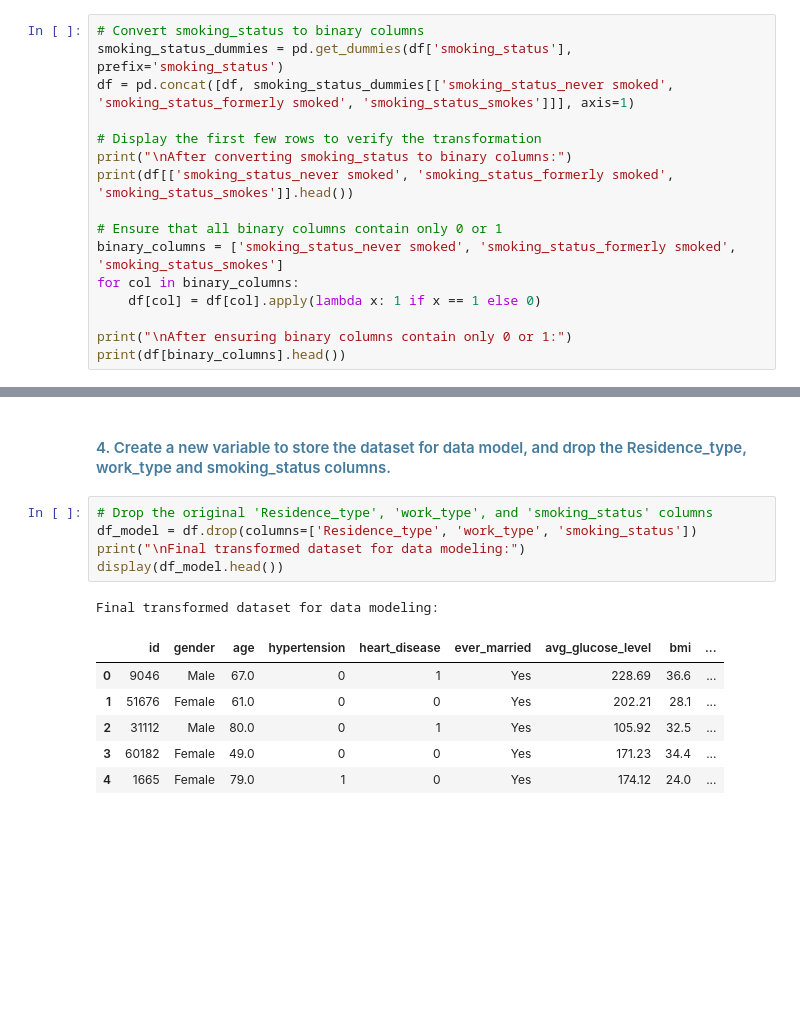
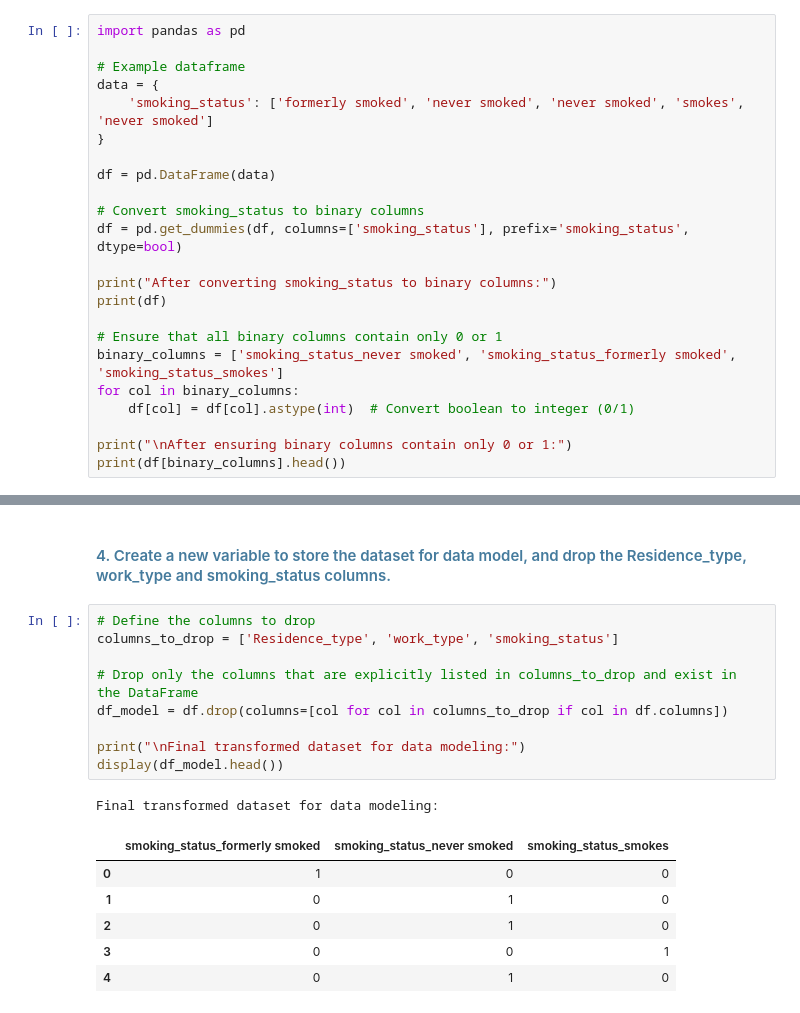
Before and after one commit to Neeraj-Parihar/-Stroke_Patient_Healthcare_Using_Deep_Learning_Project, a Jupyter notebook: Stroke_Patient_Healthcare_Using_Deep Learning.ipynb, the cells around one changed output, grey strips where cells are left out. Saved outputs shown, nothing was run; the diff lists cells and outputs as text; blank space fills up the shorter version.

```diff
--- a/Stroke_Patient_Healthcare_Using_Deep Learning.ipynb
+++ b/Stroke_Patient_Healthcare_Using_Deep Learning.ipynb
@@ -486,18 +495,25 @@ After ensuring binary columns contain only 0 or 1:
 # %% [markdown]
  <h4><span style="color: #457b9d;">3. Convert smoking_status columns to 3 or 4 different columns </span></h4>
 # %%
+import pandas as pd
+
+# Example dataframe
+data = {
+    'smoking_status': ['formerly smoked', 'never smoked', 'never smoked', 'smokes', 'never smoked']
+}
+
+df = pd.DataFrame(data)
+
 # Convert smoking_status to binary columns
-smoking_status_dummies = pd.get_dummies(df['smoking_status'], prefix='smoking_status')
-df = pd.concat([df, smoking_status_dummies[['smoking_status_never smoked', 'smoking_status_formerly smoked', 'smoking_status_smokes']]], axis=1)
+df = pd.get_dummies(df, columns=['smoking_status'], prefix='smoking_status', dtype=bool)
 
-# Display the first few rows to verify the transformation
-print("\nAfter converting smoking_status to binary columns:")
-print(df[['smoking_status_never smoked', 'smoking_status_formerly smoked', 'smoking_status_smokes']].head())
+print("After converting smoking_status to binary columns:")
+print(df)
 
 # Ensure that all binary columns contain only 0 or 1
 binary_columns = ['smoking_status_never smoked', 'smoking_status_formerly smoked', 'smoking_status_smokes']
 for col in binary_columns:
-    df[col] = df[col].apply(lambda x: 1 if x == 1 else 0)
+    df[col] = df[col].astype(int)  # Convert boolean to integer (0/1)
 
 print("\nAfter ensuring binary columns contain only 0 or 1:")
 print(df[binary_columns].head())
@@ -522,15 +538,19 @@ After converting smoking_status to binary columns:
 # %% [markdown]
  <h4><span style="color: #457b9d;">4. Create a new variable to store the dataset for data model, and drop the Residence_type, work_type and smoking_status columns.</span></h4>
 # %%
-# Drop the original 'Residence_type', 'work_type', and 'smoking_status' columns
-df_model = df.drop(columns=['Residence_type', 'work_type', 'smoking_status'])
+# Define the columns to drop
+columns_to_drop = ['Residence_type', 'work_type', 'smoking_status']
+
+# Drop only the columns that are explicitly listed in columns_to_drop and exist in the DataFrame
+df_model = df.drop(columns=[col for col in columns_to_drop if col in df.columns])
+
 print("\nFinal transformed dataset for data modeling:")
 display(df_model.head())
 # %% [output]
 Final transformed dataset for data modeling:
-|  | id | gender | age | hypertension | heart_disease | ever_married | avg_glucose_level | bmi | ... |
-| 0 | 9046 | Male | 67.0 | 0 | 1 | Yes | 228.69 | 36.6 | ... |
-| 1 | 51676 | Female | 61.0 | 0 | 0 | Yes | 202.21 | 28.1 | ... |
-| 2 | 31112 | Male | 80.0 | 0 | 1 | Yes | 105.92 | 32.5 | ... |
-| 3 | 60182 | Female | 49.0 | 0 | 0 | Yes | 171.23 | 34.4 | ... |
-| 4 | 1665 | Female | 79.0 | 1 | 0 | Yes | 174.12 | 24.0 | ... |
+|  | smoking_status_formerly smoked | smoking_status_never smoked | smoking_status_smokes |
+| 0 | 1 | 0 | 0 |
+| 1 | 0 | 1 | 0 |
+| 2 | 0 | 1 | 0 |
+| 3 | 0 | 0 | 1 |
+| 4 | 0 | 1 | 0 |
```
Also changed, not shown: parts of 43 cells of this notebook, 2 other files.
